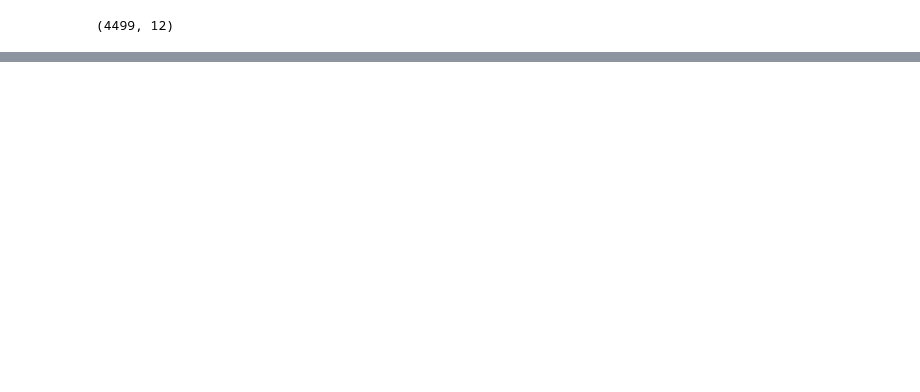
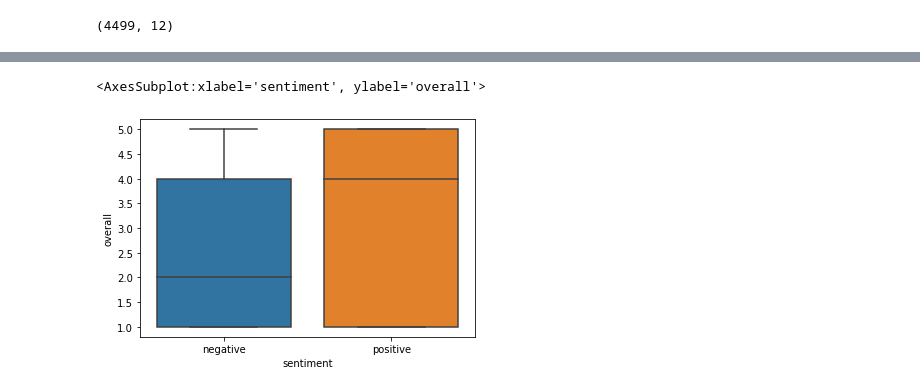
Before and after one commit to koosha-t/Sentiment-Analysis-NLP-for-Marketting, a Jupyter notebook: creating_sentiment_analyzer/Sentiment_Scoring_BaselineModel.ipynb, the cells around one changed output, grey strips where cells are left out. Saved outputs shown, nothing was run; the diff lists cells and outputs as text; code cells hidden in the pictures; blank space fills up the shorter version.

```diff
--- a/creating_sentiment_analyzer/Sentiment_Scoring_BaselineModel.ipynb
+++ b/creating_sentiment_analyzer/Sentiment_Scoring_BaselineModel.ipynb
@@ -109,0 +116,5 @@ reviews[['reviewText','sentiment']].sample(5)
+# %%
+sns.boxplot(x='sentiment', y='overall', data = reviews)
+# %% [output]
+<AxesSubplot:xlabel='sentiment', ylabel='overall'>
+[figure, added]
```
Also changed, not shown: parts of 9 cells of this notebook.
